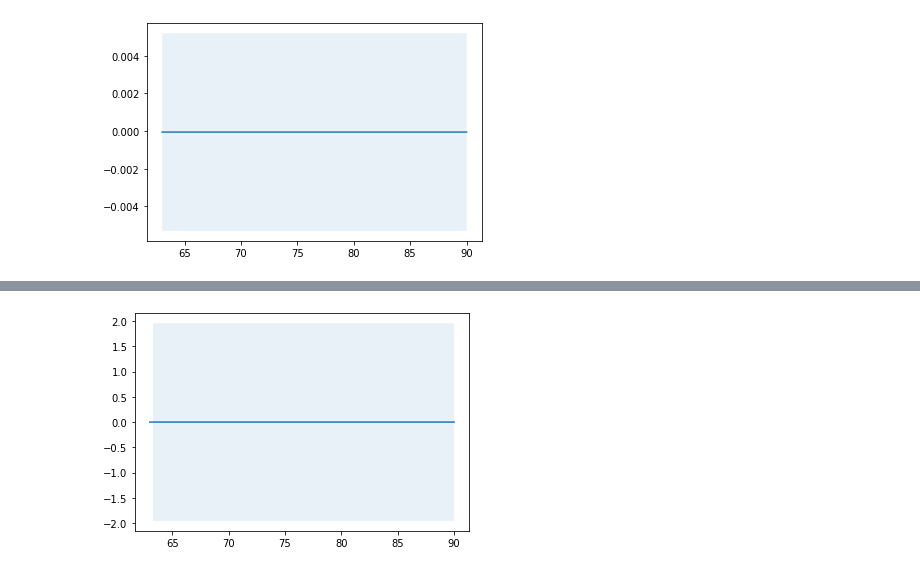
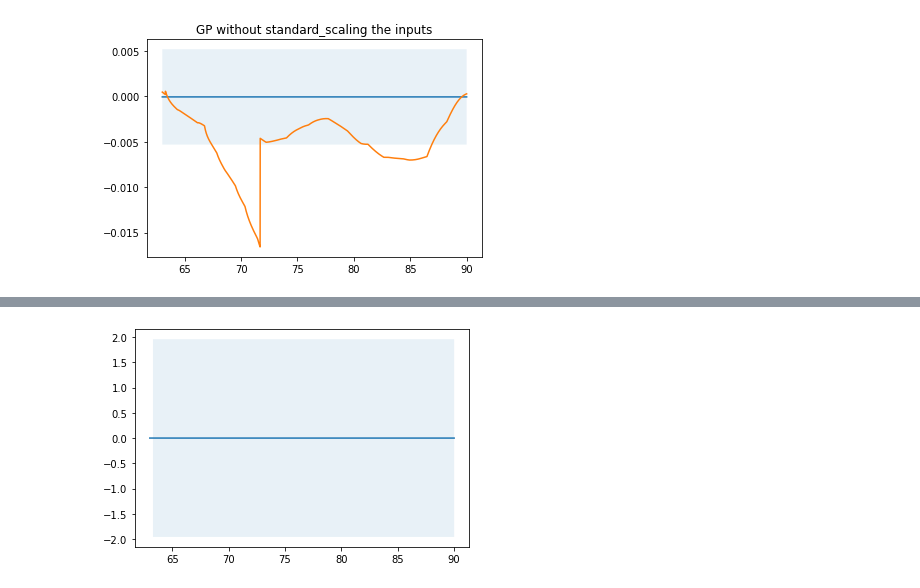
Before and after one commit to bharadwaj1098/Auto, a Jupyter notebook: model.ipynb, the cells around one changed output, grey strips where cells are left out. Drawn from its saved outputs; the diff is of its cells as text; code cells hidden in the pictures.

```diff
--- a/model.ipynb
+++ b/model.ipynb
@@ -28,13 +30,8 @@ y_test = df.iloc[6302:, 8:]
 
 x_tr = scaler.fit_transform(X_train)
 x_te = scaler.fit_transform(X_test)
+y_tr = scaler.fit_transform(y_train)
+y_te = scaler.fit_transform(y_test)
 
-def plot_gp(mu, cov, X, X_train=None, Y_train=None, samples=[]):
-    X = X.ravel()
-    mu = mu.ravel()
-    uncertainty = 1.96 * np.sqrt(np.diag(cov))
-
-    plt.fill_between(X, mu + uncertainty, mu - uncertainty, alpha=0.1)
-    plt.plot(X, mu, label='Mean')
-    for i, sample in enumerate(samples):
-        plt.plot(X, sample, lw=1, ls='--', label=f'Sample {i+1}')
+y = scaler.fit_transform(np.array(df['G(x)']).reshape(-1,1))
+plt.plot(df['time_step'], y)
@@ -41,10 +45,13 @@ def plot_gp(mu, cov, X, X_train=None, Y_train=None, samples=[]):
 # %%
 from sklearn.gaussian_process import GaussianProcessRegressor
 from sklearn.gaussian_process.kernels import ConstantKernel, RBF
-# With Standard scaling
-rbf = ConstantKernel(1.0) * RBF(length_scale=0.1)
-gpr = GaussianProcessRegressor(kernel=rbf, alpha=0.4**2)
 
-gpr.fit(x_tr, np.asarray(y_train))
 
+rbf = ConstantKernel(1.0, (1e-1, 1e3) ) * RBF(10, (1e-3, 1e3))
+
+
+gpr = GaussianProcessRegressor(kernel=rbf, alpha=0.1)
+
+gpr.fit(x_tr, y_tr)
+params = gpr.kernel_.get_params()
 mu_s, cov_s = gpr.predict(x_te, return_cov=True)
@@ -50,0 +68,13 @@ mu_s, cov_s = gpr.predict(x_te, return_cov=True)
+# %%
+def plot_gp(mu, cov, X, title, Y, X_train=None, Y_train=None, samples=[]):
+    X = X.ravel()
+    mu = mu.ravel()
+    uncertainty = 1.96 * np.sqrt(np.diag(cov))
+
+    plt.fill_between(X, mu + uncertainty, mu - uncertainty, alpha=0.1)
+    plt.plot(X, mu, label='Mean')
+    plt.plot(X, Y)
+    plt.title(title)
+    for i, sample in enumerate(samples):
+        plt.plot(X, sample, lw=1, ls='--', label=f'Sample {i+1}')
+plot_gp(mu= mu_s, cov= cov_s, X=X_test['time_step'], Y=y_test, title= "GP after standard_scaling the inputs" )
@@ -51,4 +93,4 @@ mu_s, cov_s = gpr.predict(x_te, return_cov=True)
 # %%
-plot_gp(mu= mu_s, cov= cov_s, X=X_test['time_step'] )
+plot_gp(mu= mu, cov= cov, X=X_test['time_step'] ,  Y=y_test, title= "GP without standard_scaling the inputs")
 # %% [output]
-[figure, old version]
+[figure, new version]
```
Also changed, not shown: parts of 17 cells of this notebook, 2 other files.
